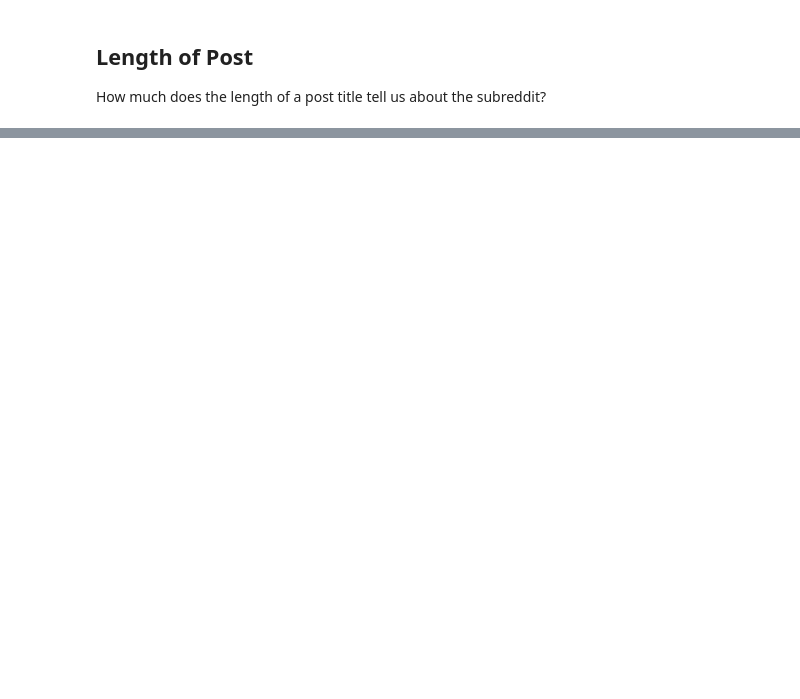
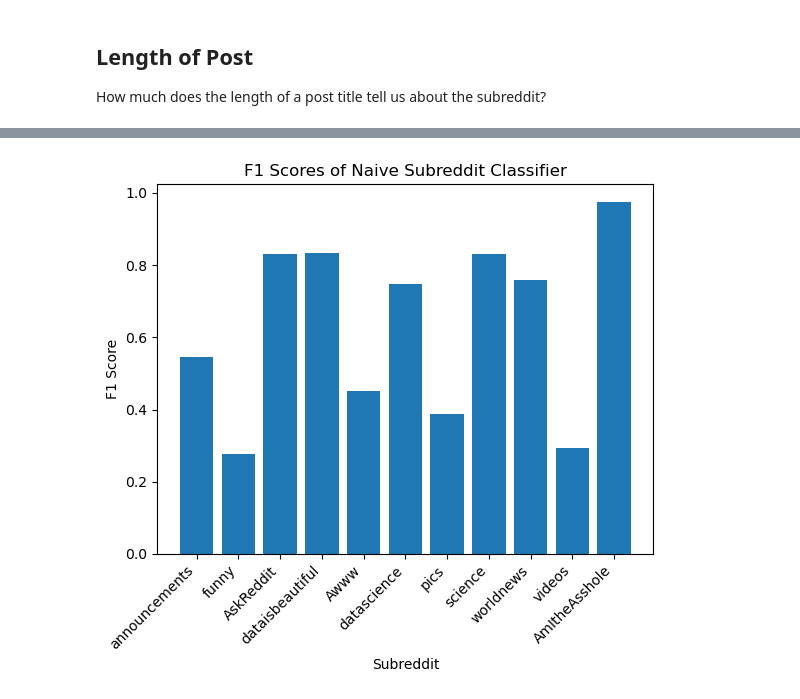
Before and after one commit to rainonej/Reddit-Projects, a Jupyter notebook: Subreddit Prediction Presentation.ipynb, the cells around one changed output, grey strips where cells are left out. Drawn from its saved outputs; the diff is of its cells as text; code cells hidden in the pictures; blank space fills up the shorter version.

```diff
--- a/Subreddit Prediction Presentation.ipynb
+++ b/Subreddit Prediction Presentation.ipynb
@@ -173,0 +328,37 @@ plt.show()
+# %%
+from sklearn.model_selection import train_test_split
+from sklearn.feature_extraction.text import CountVectorizer
+from sklearn.ensemble import RandomForestClassifier
+from sklearn.metrics import classification_report
+import matplotlib.pyplot as plt
+
+# Split the dataframe into train and test sets
+X_train, X_test, y_train, y_test = train_test_split(df['title'], df['subreddit'], test_size=0.2)
+
+# Vectorize the post titles using Bag-of-Words
+vectorizer = CountVectorizer()
+X_train_vectors = vectorizer.fit_transform(X_train)
+X_test_vectors = vectorizer.transform(X_test)
+
+# Train a random forest model to classify each title to its corresponding subreddit
+clf = RandomForestClassifier()
+clf.fit(X_train_vectors, y_train)
+
+# Make predictions on the test set
+y_pred = clf.predict(X_test_vectors)
+# %%
+# Get classification report
+classification_rep = classification_report(y_test, y_pred, output_dict=True)
+#classification_rep
+# %%
+# Plot bar graph
+bar_data = {subreddit: classification_rep[subreddit]['f1-score'] for subreddit in top_subreddits}
+plt.bar(bar_data.keys(), bar_data.values())
+plt.xlabel('Subreddit')
+plt.ylabel('F1 Score')
+# Set the x-axis tick labels
+plt.xticks( rotation=45, ha='right')
+plt.title('F1 Scores of Naive Subreddit Classifier')
+plt.show()
+# %% [output]
+[figure, added]
```
Also changed, not shown: parts of 77 cells of this notebook, 2 other files.
